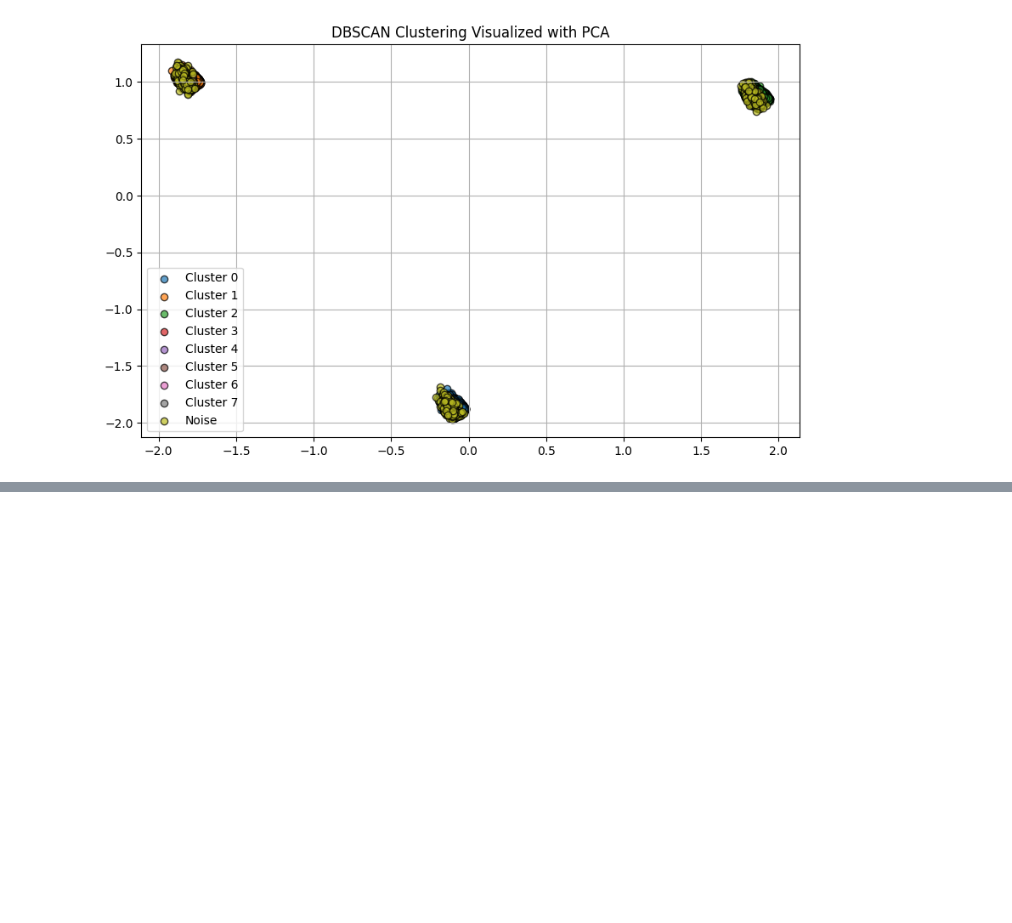
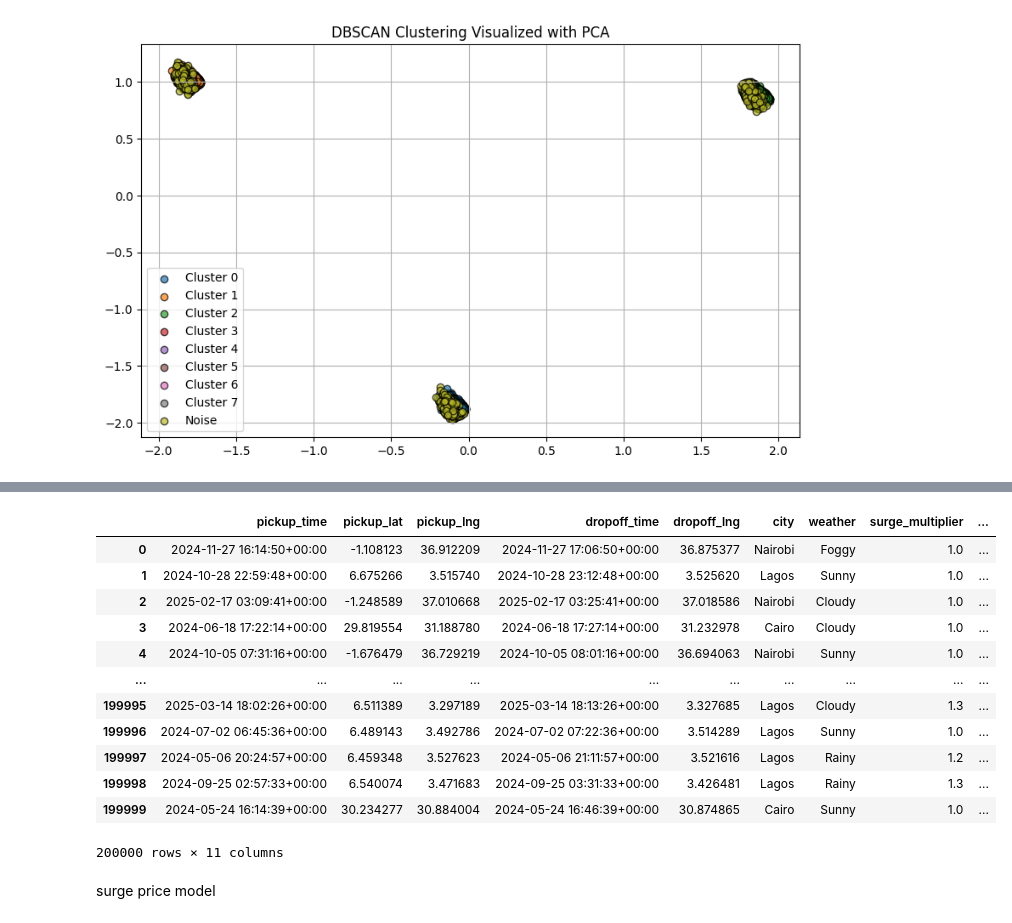
Before and after one commit to OluomaOji/Ridewise_Mlops_KubeFlow, a Jupyter notebook: src/clustering/trails.ipynb, the cells around one changed output, grey strips where cells are left out. Drawn from its saved outputs; the diff is of its cells as text; code cells hidden in the pictures; blank space fills up the shorter version.

```diff
--- a/src/clustering/trails.ipynb
+++ b/src/clustering/trails.ipynb
@@ -507,0 +660,3 @@ plt.show()
+# %%
+# feature select
+features = df[[  'pickup_time', 'pickup_lat', 'pickup_lng', 'dropoff_time', 'dropoff_lng', 'city', 'weather', 'surge_multiplier']]
@@ -507,0 +679,5 @@ plt.show()
+# %%
+# convert pickup_time and dropoff_time to datetime
+features['pickup_time'] = pd.to_datetime(features['pickup_time'])
+features['dropoff_time'] = pd.to_datetime(features['dropoff_time'])
+# extract hour and day of the week from pickup_time and dropoff_time
@@ -507,0 +695,5 @@ plt.show()
+# %%
+# feature engineering
+features['pickup_hour'] = features['pickup_time'].dt.hour
+features['pickup_day'] = features['pickup_time'].dt.dayofweek
+features['trip_duration_minutes'] = (features['dropoff_time'] - features['pickup_time']).dt.total_seconds() / 60
@@ -507,0 +716,18 @@ plt.show()
+# %%
+features
+# %% [output]
+|  | pickup_time | pickup_lat | pickup_lng | dropoff_time | dropoff_lng | city | weather | surge_multiplier | ... |
+| 0 | 2024-11-27 16:14:50+00:00 | -1.108123 | 36.912209 | 2024-11-27 17:06:50+00:00 | 36.875377 | Nairobi | Foggy | 1.0 | ... |
+| 1 | 2024-10-28 22:59:48+00:00 | 6.675266 | 3.515740 | 2024-10-28 23:12:48+00:00 | 3.525620 | Lagos | Sunny | 1.0 | ... |
+| 2 | 2025-02-17 03:09:41+00:00 | -1.248589 | 37.010668 | 2025-02-17 03:25:41+00:00 | 37.018586 | Nairobi | Cloudy | 1.0 | ... |
+| 3 | 2024-06-18 17:22:14+00:00 | 29.819554 | 31.188780 | 2024-06-18 17:27:14+00:00 | 31.232978 | Cairo | Cloudy | 1.0 | ... |
+| 4 | 2024-10-05 07:31:16+00:00 | -1.676479 | 36.729219 | 2024-10-05 08:01:16+00:00 | 36.694063 | Nairobi | Sunny | 1.0 | ... |
+| ... | ... | ... | ... | ... | ... | ... | ... | ... | ... |
+| 199995 | 2025-03-14 18:02:26+00:00 | 6.511389 | 3.297189 | 2025-03-14 18:13:26+00:00 | 3.327685 | Lagos | Cloudy | 1.3 | ... |
+| 199996 | 2024-07-02 06:45:36+00:00 | 6.489143 | 3.492786 | 2024-07-02 07:22:36+00:00 | 3.514289 | Lagos | Sunny | 1.0 | ... |
+| 199997 | 2024-05-06 20:24:57+00:00 | 6.459348 | 3.527623 | 2024-05-06 21:11:57+00:00 | 3.521616 | Lagos | Rainy | 1.2 | ... |
+| 199998 | 2024-09-25 02:57:33+00:00 | 6.540074 | 3.471683 | 2024-09-25 03:31:33+00:00 | 3.426481 | Lagos | Rainy | 1.3 | ... |
+| 199999 | 2024-05-24 16:14:39+00:00 | 30.234277 | 30.884004 | 2024-05-24 16:46:39+00:00 | 30.874865 | Cairo | Sunny | 1.0 | ... |
+200000 rows × 11 columns
+# %% [markdown]
+surge price model
```
Also changed, not shown: parts of 25 cells of this notebook, 8 other files.
